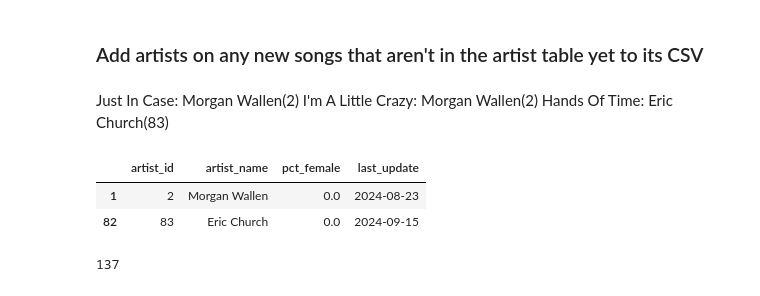
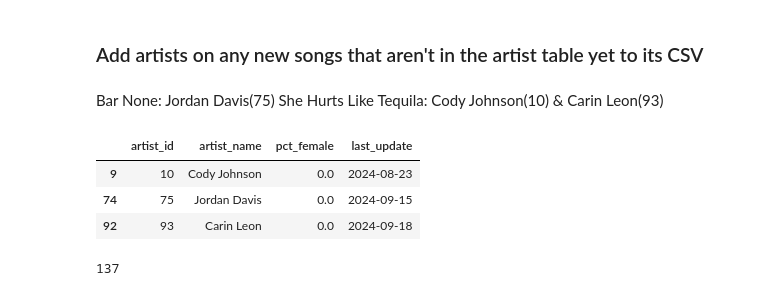
Before and after one commit to jwmanahan/billboard, a Jupyter notebook: add_new_week.ipynb, the cells around one changed output. Cells and saved outputs as stored; diff of their text form; code cells hidden in the pictures.

```diff
--- a/add_new_week.ipynb
+++ b/add_new_week.ipynb
@@ -145,21 +145,22 @@ print(list(new_song_to_rank.keys()))
 # %% [markdown]
 ### Add artists on any new songs that aren't in the artist table yet to its CSV
 # %% [markdown]
-Just In Case: Morgan Wallen(2)
-I'm A Little Crazy: Morgan Wallen(2)
-Hands Of Time: Eric Church(83)
+Bar None: Jordan Davis(75)
+She Hurts Like Tequila: Cody Johnson(10) & Carin Leon(93)
 # %%
 df_artist = pd.read_csv('source_data/artist.csv')
 # %%
 new_song_artists = [
-    'Morgan Wallen'
-    , 'Eric Church'
+    'Jordan Davis'
+    , 'Cody Johnson'
+    , 'Carin Leon'
 ]
 df_artist[df_artist['artist_name'].isin(new_song_artists)]
 # %% [output]
 |  | artist_id | artist_name | pct_female | last_update |
-| 1 | 2 | Morgan Wallen | 0.0 | 2024-08-23 |
-| 82 | 83 | Eric Church | 0.0 | 2024-09-15 |
+| 9 | 10 | Cody Johnson | 0.0 | 2024-08-23 |
+| 74 | 75 | Jordan Davis | 0.0 | 2024-09-15 |
+| 92 | 93 | Carin Leon | 0.0 | 2024-09-18 |
 # %%
 df_artist['artist_id'].max()
 # %% [output]
```
Also changed, not shown: parts of 24 cells of this notebook, 4 other files.
